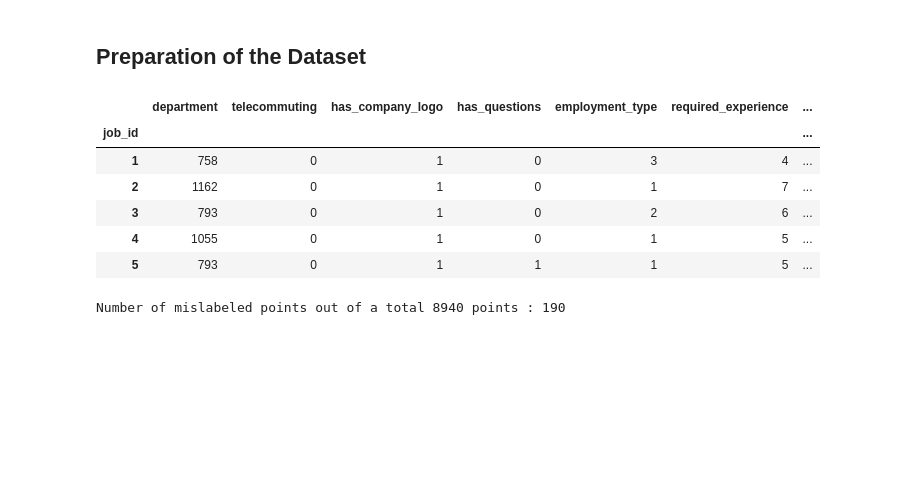
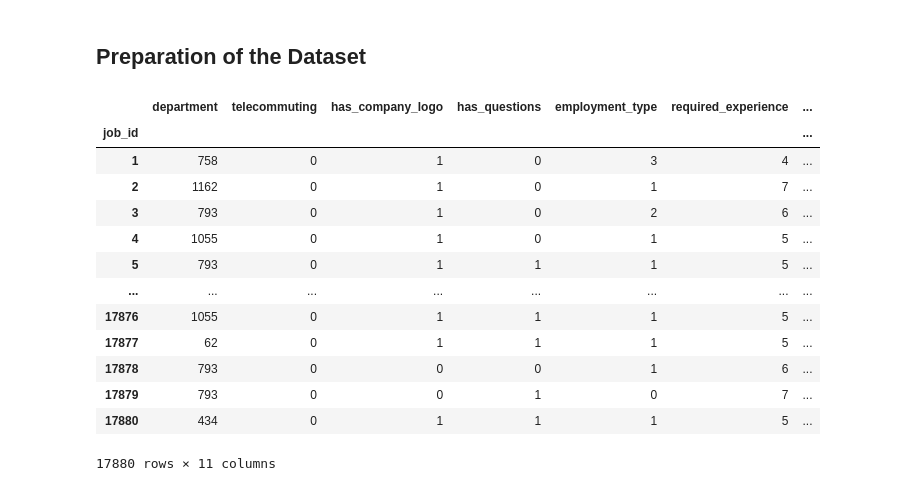
Before and after one commit to FelixLuciano/Fake-JobPosting-Prediction, a Jupyter notebook: notebooks/Predictive_model_GaussianNB.ipynb, the cells around one changed output. Drawn from its saved outputs; the diff is of its cells as text; code cells hidden in the pictures; blank space fills up the shorter version.

```diff
--- a/notebooks/Predictive_model_GaussianNB.ipynb
+++ b/notebooks/Predictive_model_GaussianNB.ipynb
@@ -92,28 +102,29 @@ df['department'].cat.categories = list(range(len(df['department'].cat.categories
 # %%
-df.head()
+df
 # %% [output]
 |  | department | telecommuting | has_company_logo | has_questions | employment_type | required_experience | ... |
 | job_id |  |  |  |  |  |  | ... |
 | 1 | 758 | 0 | 1 | 0 | 3 | 4 | ... |
 | 2 | 1162 | 0 | 1 | 0 | 1 | 7 | ... |
 | 3 | 793 | 0 | 1 | 0 | 2 | 6 | ... |
 | 4 | 1055 | 0 | 1 | 0 | 1 | 5 | ... |
 | 5 | 793 | 0 | 1 | 1 | 1 | 5 | ... |
+| ... | ... | ... | ... | ... | ... | ... | ... |
+| 17876 | 1055 | 0 | 1 | 1 | 1 | 5 | ... |
+| 17877 | 62 | 0 | 1 | 1 | 1 | 5 | ... |
+| 17878 | 793 | 0 | 0 | 0 | 1 | 6 | ... |
+| 17879 | 793 | 0 | 0 | 1 | 0 | 7 | ... |
+| 17880 | 434 | 0 | 1 | 1 | 1 | 5 | ... |
+17880 rows × 11 columns
 # %%
-from sklearn.naive_bayes import GaussianNB
-from sklearn.feature_extraction.text import TfidfVectorizer
-from sklearn.model_selection import train_test_split
+# vectorizer = TfidfVectorizer()
+# X = vectorizer.fit_transform(df['Empresa']).toarray()
+# y = df["fraudulent"]
 
-vectorizer = TfidfVectorizer()
-X = vectorizer.fit_transform(df['Empresa']).toarray()
-y = df["fraudulent"]
+# X_train, X_test, y_train, y_test = train_test_split(X, y, test_size=0.5, random_state=0)
 
-X_train, X_test, y_train, y_test = train_test_split(X, y, test_size=0.5, random_state=0)
+# gnb = GaussianNB()
+# y_pred = gnb.fit(X_train, y_train).predict(X_test)
 
-gnb = GaussianNB()
-y_pred = gnb.fit(X_train, y_train).predict(X_test)
-
-print("Number of mislabeled points out of a total %d points : %d"
-      % (X_test.shape[0], (y_test != y_pred).sum()))
+# print("Number of mislabeled points out of a total %d points : %d"
+#       % (X_test.shape[0], (y_test != y_pred).sum()))
-# %% [output]
-Number of mislabeled points out of a total 8940 points : 190
```
Also changed, not shown: parts of 11 cells of this notebook, 11 other files.
